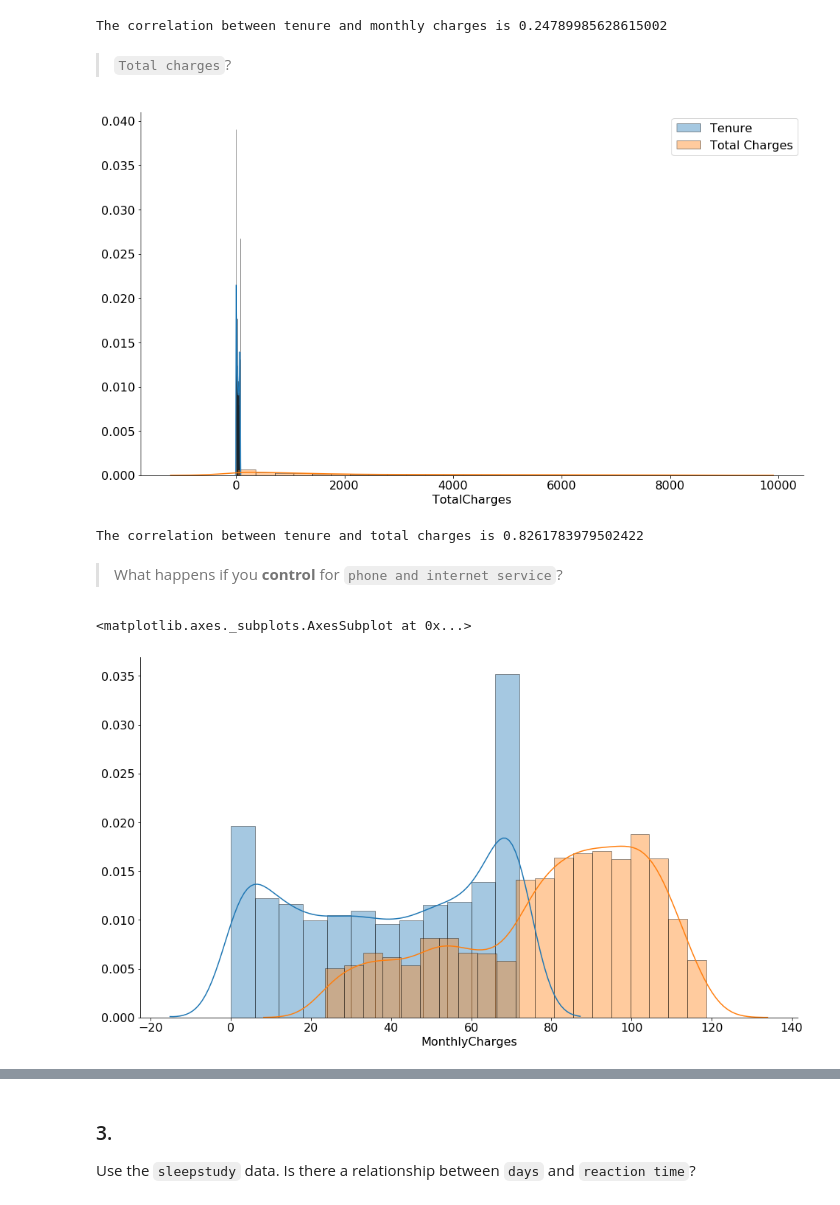
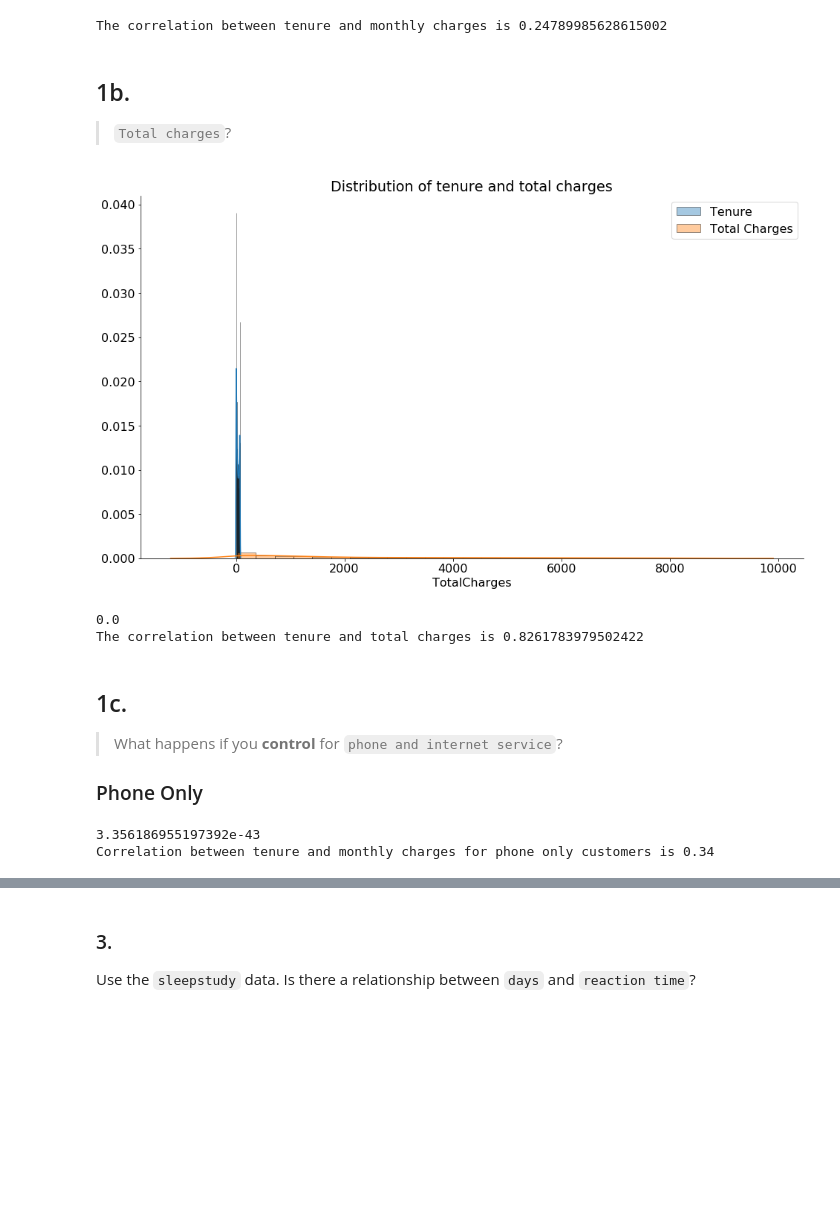
Before and after one commit to Promeos/statistics-exercises, a Jupyter notebook: hypothesis_testing.ipynb, the cells around one changed output, grey strips where cells are left out. Saved outputs shown, nothing was run; the diff lists cells and outputs as text; code cells hidden in the pictures; blank space fills up the shorter version.

Commit message:
correlation examples

```diff
--- a/hypothesis_testing.ipynb
+++ b/hypothesis_testing.ipynb
@@ -326,14 +327,3 @@ df_telco.head()
 | 3 | 7795-CFOCW | Male | 0 | No | No | 45 | No | No phone service | ... |
 | 4 | 9237-HQITU | Female | 0 | No | No | 2 | Yes | No | ... |
 5 rows × 21 columns
-# %%
-tenure = df_telco.tenure
-m_charge = df_telco.MonthlyCharges
-t_charge = df_telco.TotalCharges
-
-p_i_telco = df_telco[(df_telco['InternetService'] != 'No')&(
-    df_telco['MultipleLines'] != 'No')]
-
-pi_tenure = p_i_telco.tenure
-pi_m_charge = p_i_telco.MonthlyCharges
-pi_t_charge = p_i_telco.TotalCharges
@@ -351,23 +356,24 @@ print(f"The correlation between tenure and monthly charges is {r}")
 # %% [output]
 The correlation between tenure and monthly charges is 0.24789985628615002
 # %% [markdown]
+## 1b.
 > `Total charges`?
 # %%
 sns.distplot(tenure, label='Tenure')
 sns.distplot(t_charge, label='Total Charges')
+plt.title("Distribution of tenure and total charges")
 plt.legend();
 # %% [output]
-[figure, old version]
+[figure, new version]
 # %%
 r, p = stats.pearsonr(df_telco.tenure, df_telco.TotalCharges.fillna(0))
+print(p)
 print(f"The correlation between tenure and total charges is {r}")
 # %% [output]
+0.0
 The correlation between tenure and total charges is 0.8261783979502422
 # %% [markdown]
+## 1c.
 > What happens if you __control__ for `phone and internet service`?
+
+### Phone Only
-# %%
-sns.distplot(pi_tenure)
-sns.distplot(pi_m_charge)
-# %% [output]
-<matplotlib.axes._subplots.AxesSubplot at 0x...>
-[figure, removed]
@@ -373,0 +387,10 @@ sns.distplot(pi_m_charge)
+# %%
+r, p = stats.pearsonr(phone_only_tenure, phone_only_monthly_charge)
+
+print(p)
+
+print("Correlation between tenure and "\
+      "monthly charges for phone only customers is {:.2f}".format(r))
+# %% [output]
+3.356186955197392e-43
+Correlation between tenure and monthly charges for phone only customers is 0.34
```
Also changed, not shown: parts of 24 cells of this notebook.
